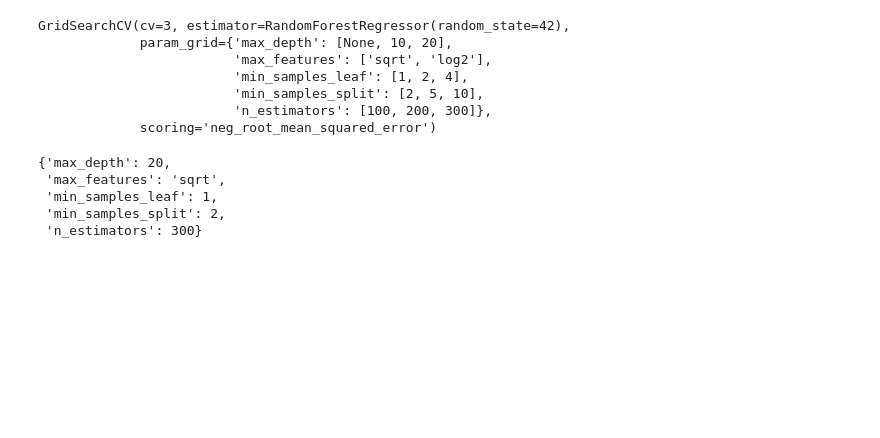
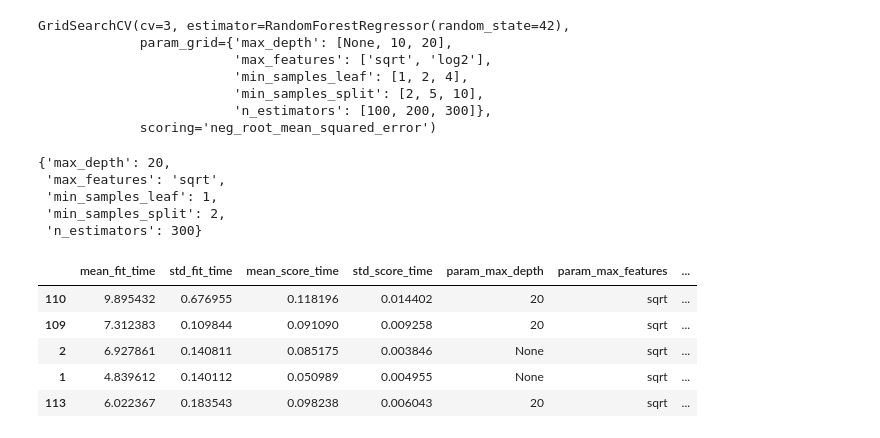
Before and after one commit to lorida0777/Ames_Housing_Data, a Jupyter notebook: Ames_Housing_Data.ipynb, the cells around one changed output. Saved outputs shown, nothing was run; the diff lists cells and outputs as text; code cells hidden in the pictures; blank space fills up the shorter version.

```diff
--- a/Ames_Housing_Data.ipynb
+++ b/Ames_Housing_Data.ipynb
@@ -499,6 +499,14 @@ grid_search.best_params_
 # %%
 cv_res = pd.DataFrame(grid_search.cv_results_)
 cv_res.sort_values(by= "mean_test_score", ascending=False, inplace=True)
+cv_res.head()
+# %% [output]
+|  | mean_fit_time | std_fit_time | mean_score_time | std_score_time | param_max_depth | param_max_features | ... |
+| 110 | 9.895432 | 0.676955 | 0.118196 | 0.014402 | 20 | sqrt | ... |
+| 109 | 7.312383 | 0.109844 | 0.091090 | 0.009258 | 20 | sqrt | ... |
+| 2 | 6.927861 | 0.140811 | 0.085175 | 0.003846 | None | sqrt | ... |
+| 1 | 4.839612 | 0.140112 | 0.050989 | 0.004955 | None | sqrt | ... |
+| 113 | 6.022367 | 0.183543 | 0.098238 | 0.006043 | 20 | sqrt | ... |
 # %%
 from sklearn.model_selection import RandomizedSearchCV
 from scipy.stats import randint
```
Also changed, not shown: parts of 3 cells of this notebook.
